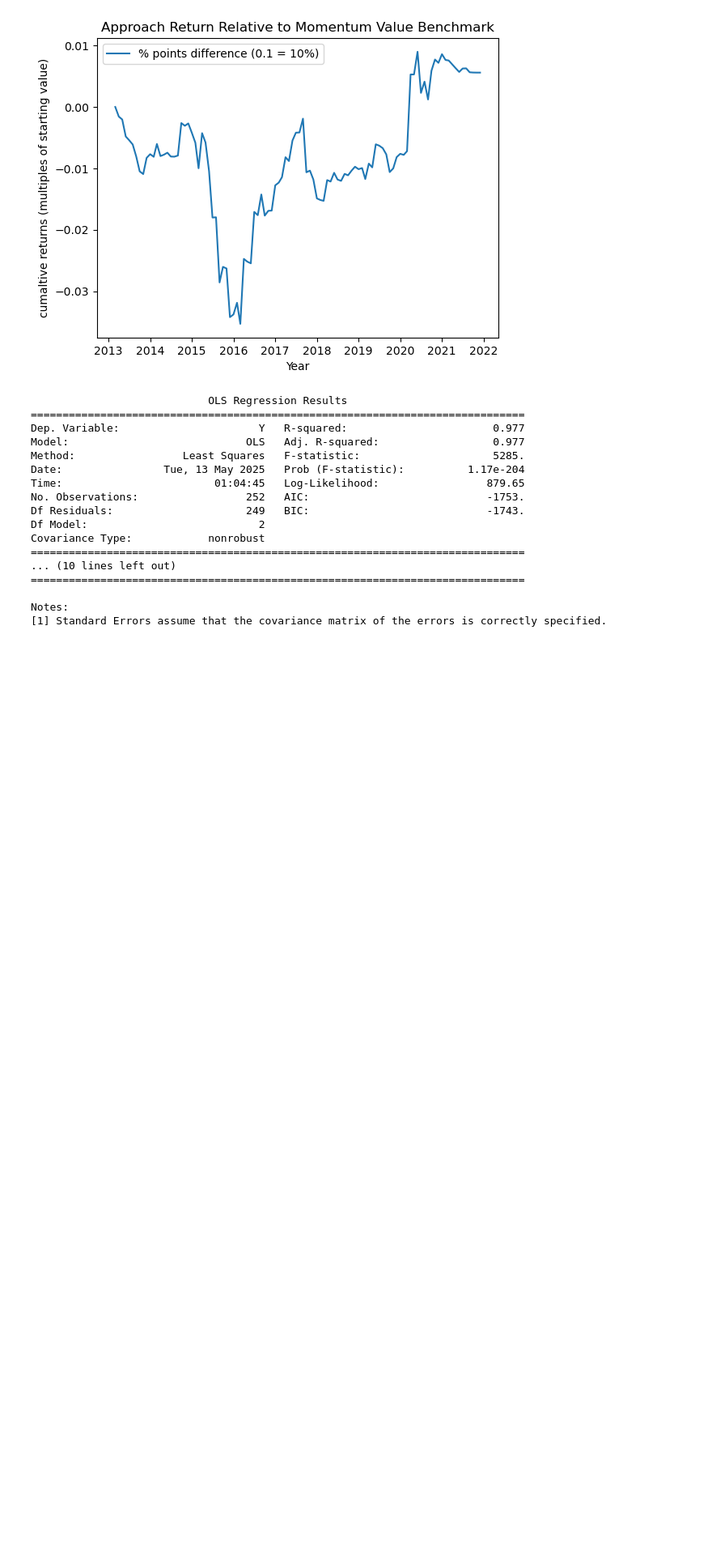
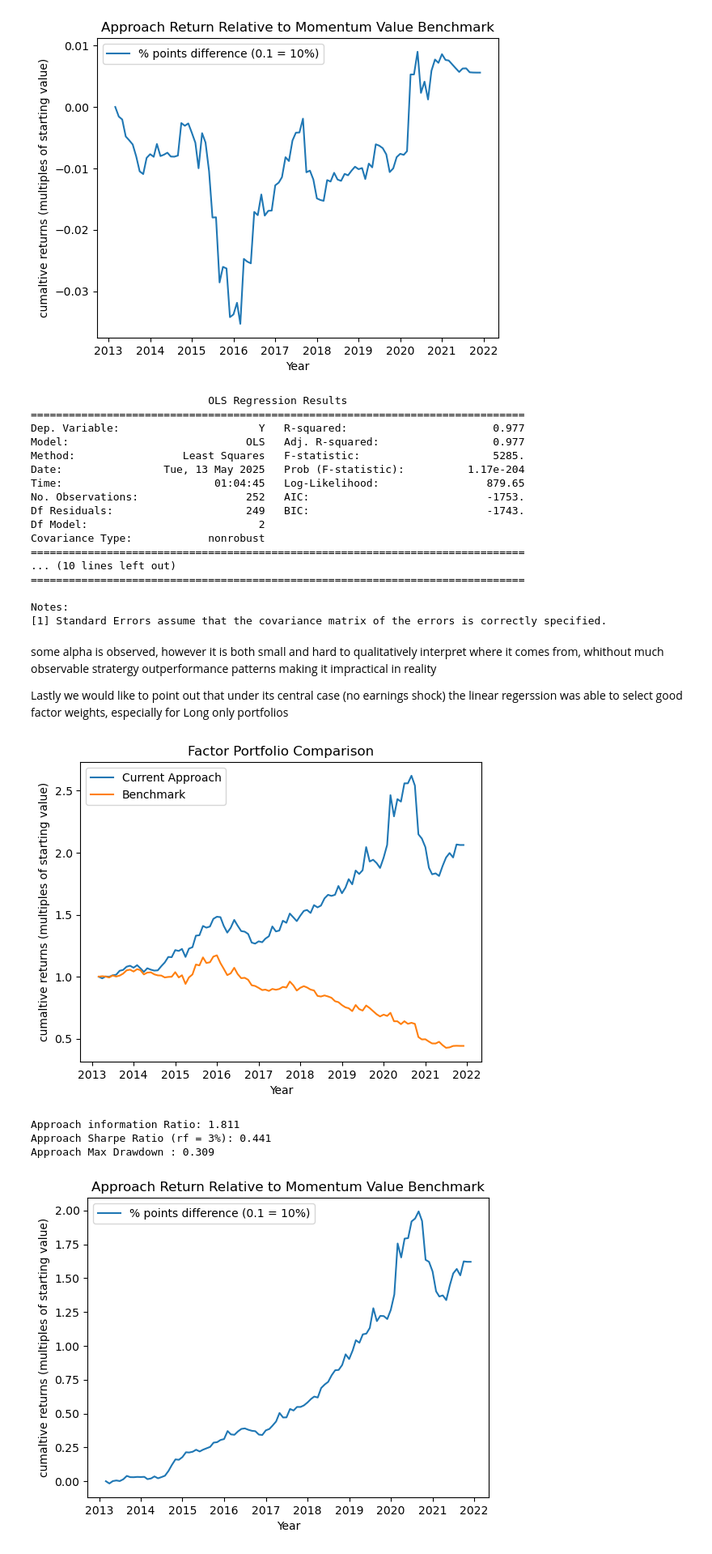
Before and after one commit to Toby3220/EF-5058-HFS, a Jupyter notebook: Group Project/main.ipynb, the cells around one changed output. Shown at 81% size. Cells and saved outputs as stored; diff of their text form; code cells hidden in the pictures; blank space fills up the shorter version.

```diff
--- a/Group Project/main.ipynb
+++ b/Group Project/main.ipynb
@@ -1016,3 +1016,17 @@ Covariance Type:            nonrobust
 
 Notes:
 [1] Standard Errors assume that the covariance matrix of the errors is correctly specified.
+# %% [markdown]
+some alpha is observed, however it is both small and hard to qualitatively interpret where it comes from, whithout much observable stratergy outperformance patterns making it impractical in reality
+
+Lastly we would like to point out that under its central case (no earnings shock) the linear regerssion was able to select good factor  weights, especially for Long only portfolios
+# %%
+test_port_ejc4b = data.to_port("EJC4-B",tmbool=tmbool_test)
+test_port_ejc4b.gen_weights_from_score(0.3)
+test_port_ejc4b.quick_plt_diff(test_port_momval)
+# %% [output]
+[figure, added]
+Approach information Ratio: 1.811
+Approach Sharpe Ratio (rf = 3%): 0.441
+Approach Max Drawdown : 0.309
+[figure, added]
```
Also changed, not shown: parts of 5 cells of this notebook.
